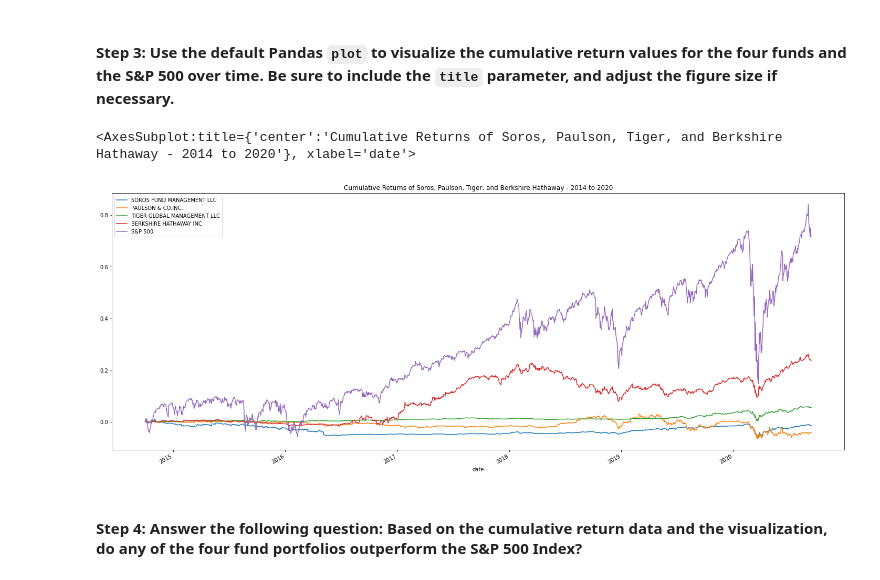
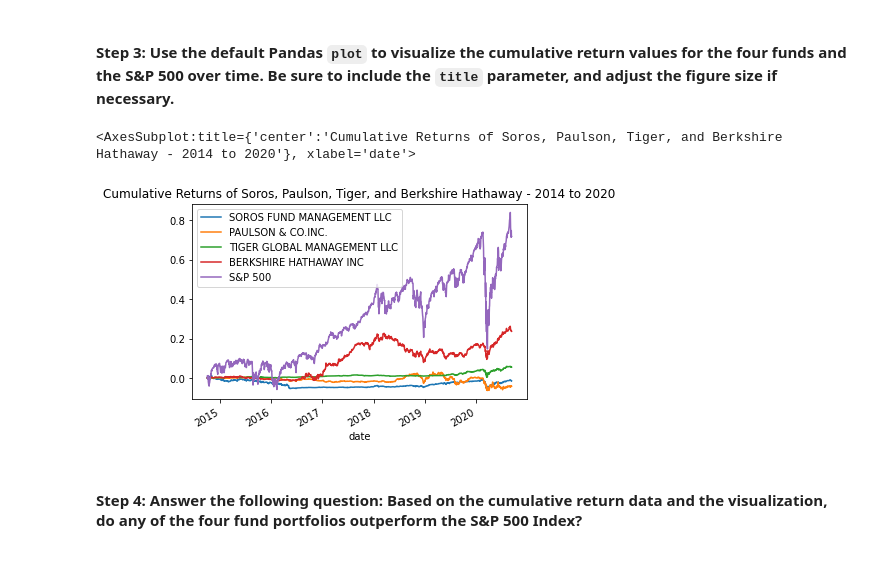
Before and after one commit to toniahurst/FinTech_Module_4_Challenge, a Jupyter notebook: risk_return_analysis.ipynb, the cells around one changed output. Saved outputs shown, nothing was run; the diff lists cells and outputs as text; code cells hidden in the pictures.

```diff
--- a/risk_return_analysis.ipynb
+++ b/risk_return_analysis.ipynb
@@ -195,10 +195,10 @@ cumulative_returns.tail()
 # %%
 # Visualize the cumulative returns using the Pandas plot function
 # Include a title parameter and adjust the figure size
-cumulative_returns.plot(figsize=(25,10), title="Cumulative Returns of Soros, Paulson, Tiger, and Berkshire Hathaway - 2014 to 2020")
+cumulative_returns.plot(title="Cumulative Returns of Soros, Paulson, Tiger, and Berkshire Hathaway - 2014 to 2020")
 # %% [output]
 <AxesSubplot:title={'center':'Cumulative Returns of Soros, Paulson, Tiger, and Berkshire Hathaway - 2014 to 2020'}, xlabel='date'>
-[figure, old version]
+[figure, new version]
 # %% [markdown]
 #### Step 4: Answer the following question: Based on the cumulative return data and the visualization, do any of the four fund portfolios outperform the S&P 500 Index?
 # %% [markdown]
```
Also changed, not shown: parts of 7 cells of this notebook.
